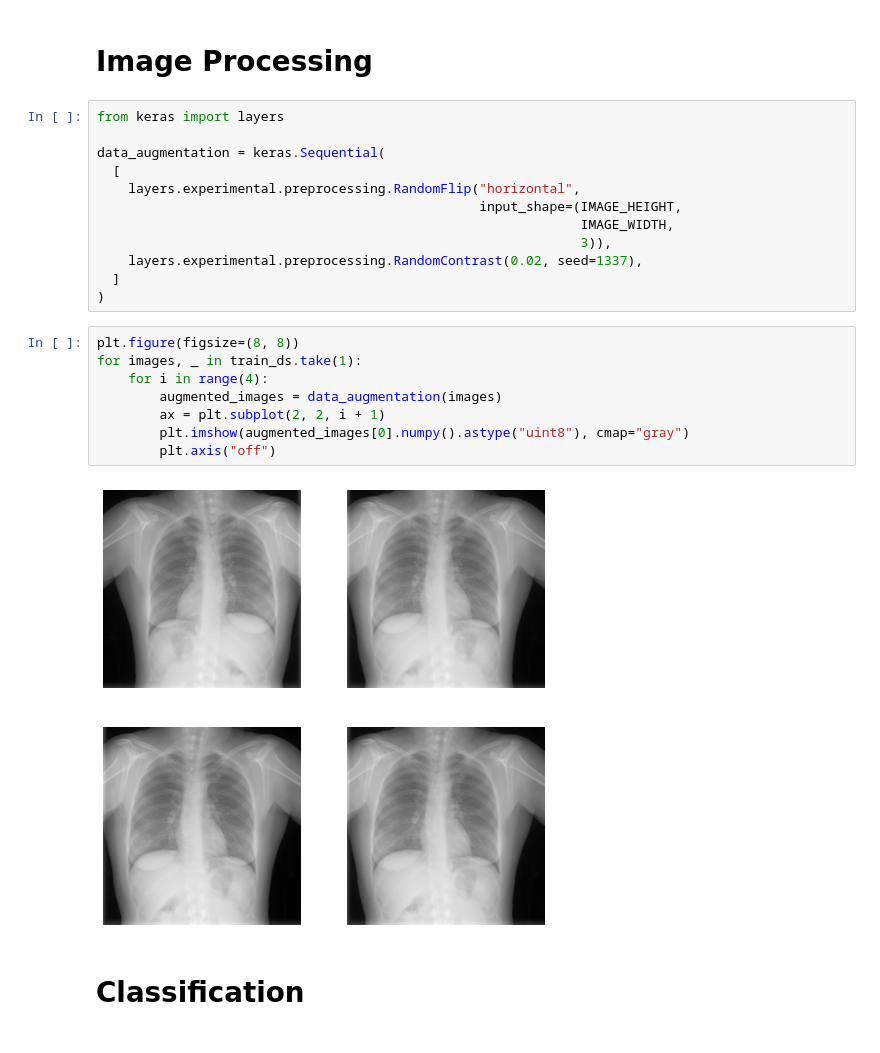
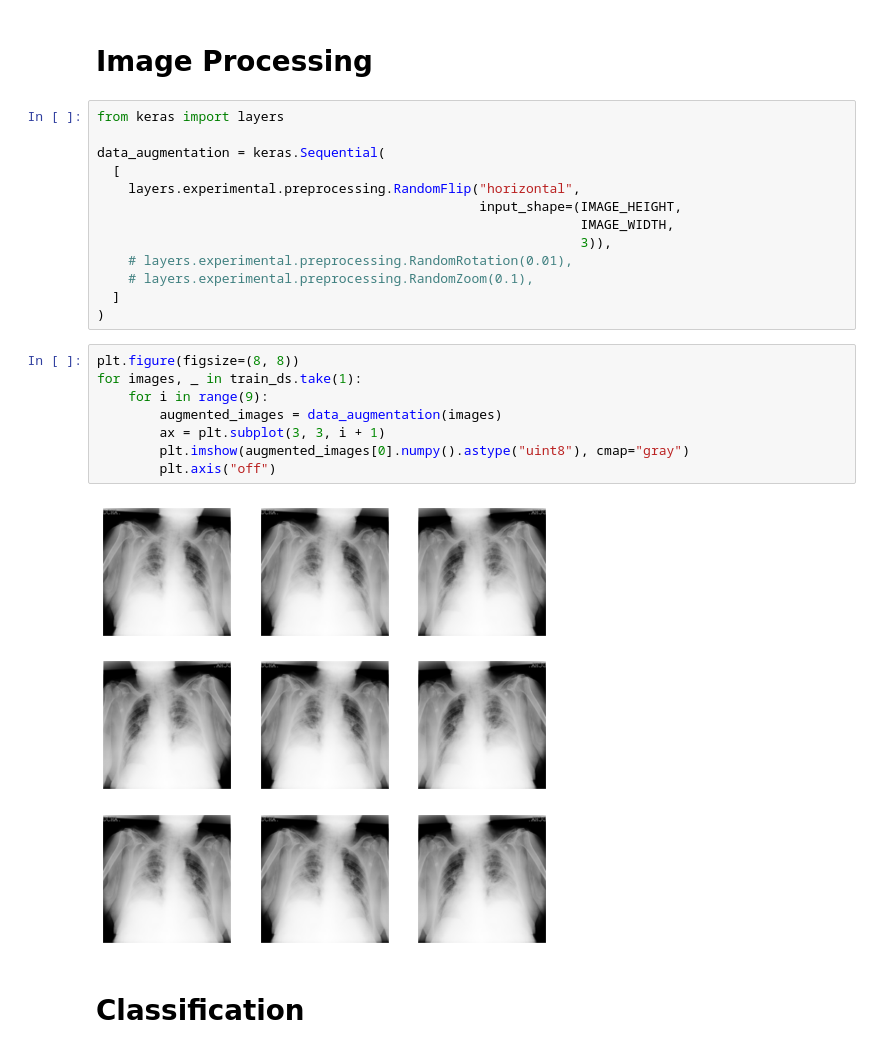
Before and after one commit to jmgaudet/image-processing-app, a Jupyter notebook: covid_19_project.ipynb, the cells around one changed output. Saved outputs shown, nothing was run; the diff lists cells and outputs as text.

```diff
--- a/covid_19_project.ipynb
+++ b/covid_19_project.ipynb
@@ -101,19 +105,20 @@ data_augmentation = keras.Sequential(
                                                  input_shape=(IMAGE_HEIGHT,
                                                               IMAGE_WIDTH,
                                                               3)),
-    layers.experimental.preprocessing.RandomContrast(0.02, seed=1337),
+    # layers.experimental.preprocessing.RandomRotation(0.01),
+    # layers.experimental.preprocessing.RandomZoom(0.1),
   ]
 )
 # %%
 plt.figure(figsize=(8, 8))
 for images, _ in train_ds.take(1):
-    for i in range(4):
+    for i in range(9):
         augmented_images = data_augmentation(images)
-        ax = plt.subplot(2, 2, i + 1)
+        ax = plt.subplot(3, 3, i + 1)
         plt.imshow(augmented_images[0].numpy().astype("uint8"), cmap="gray")
         plt.axis("off")
 # %% [output]
-[figure, old version]
+[figure, new version]
 # %% [markdown]
 # Classification
 # %%
```
Also changed, not shown: parts of 10 cells of this notebook, 1 other file.
